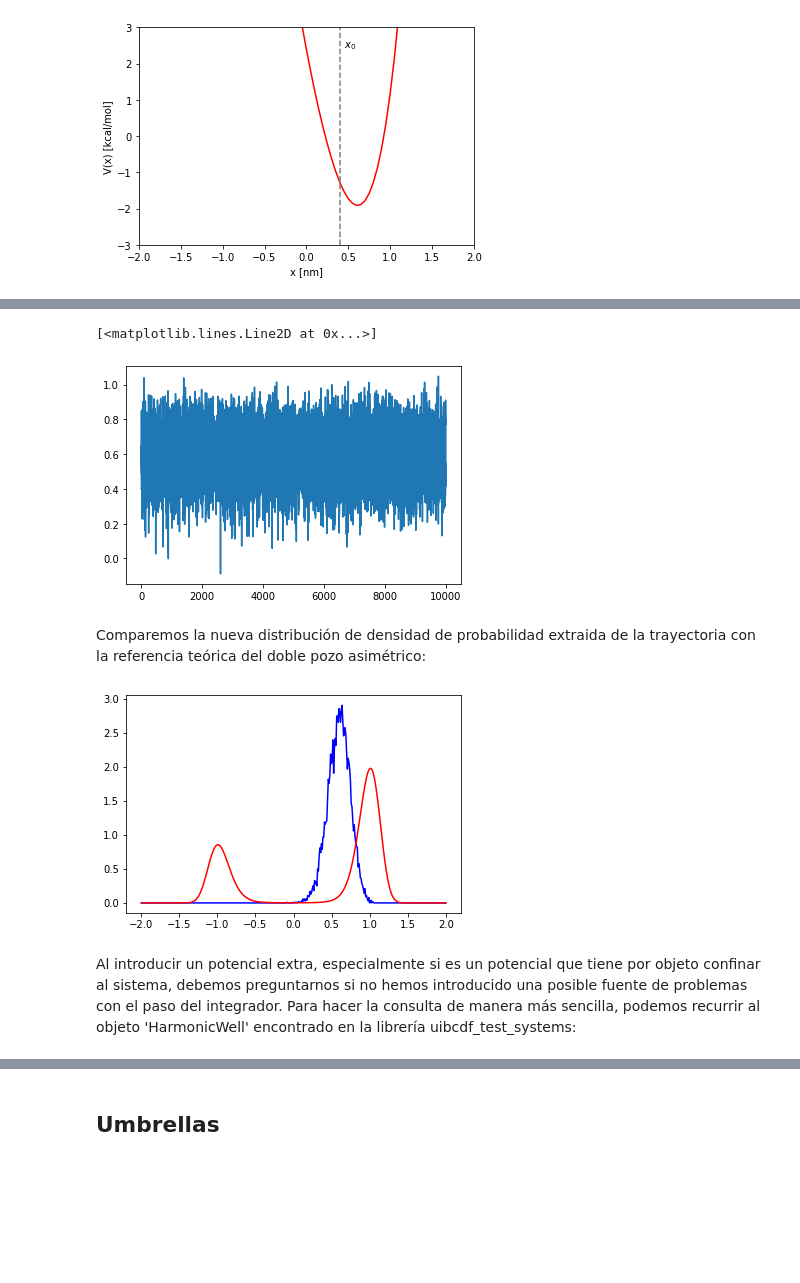
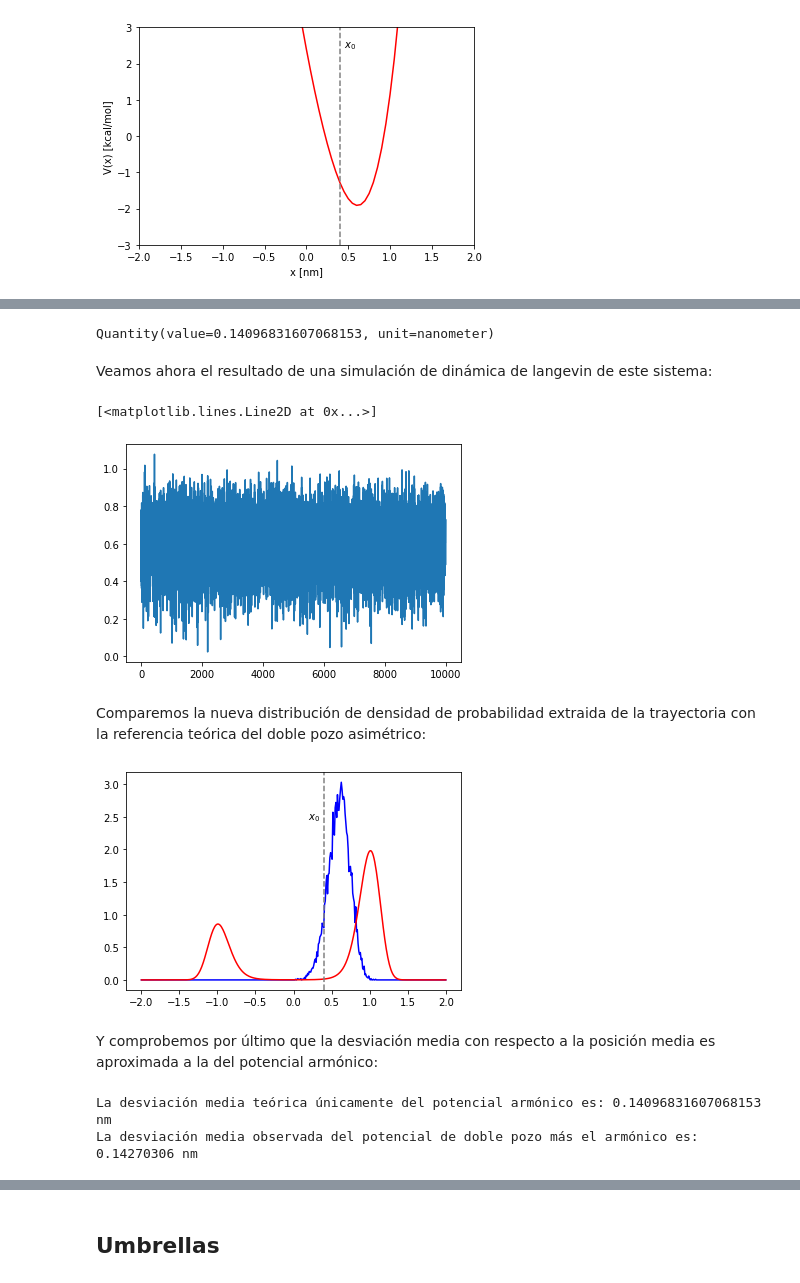
Before and after one commit to uibcdf/REMD_testbed, a Jupyter notebook: Umbrella_Sampling.ipynb, the cells around one changed output, grey strips where cells are left out. Drawn from its saved outputs; the diff is of its cells as text; code cells hidden in the pictures; blank space fills up the shorter version.

```diff
--- a/Umbrella_Sampling.ipynb
+++ b/Umbrella_Sampling.ipynb
@@ -124,3 +145,9 @@ Veamos el comportamiento del nuevo sistema de doble pozo asimétrico más potenc
+# %%
+pozo_armonico.standard_deviation(T)
+# %% [output]
+Quantity(value=0.14096831607068153, unit=nanometer)
+# %% [markdown]
+Veamos ahora el resultado de una simulación de dinámica de langevin de este sistema:
 # %%
 # Condiciones iniciales
 initial_positions =  np.zeros([1, 3], np.float32) * unit.nanometers
@@ -130,14 +157,14 @@ initial_positions[0,0] = xo
 times, positions, _, _, _ = langevin_NVT (double_well_asymmetric.system, temperature = T,
                                           friction = 1.0/unit.picoseconds,
                                           initial_positions = initial_positions,
-                                          integration_timestep = 0.2 * unit.picoseconds,
-                                          saving_timestep = 10.0 * unit.picoseconds,
-                                          total_time = 0.1 * unit.microseconds)
+                                          integration_timestep = 0.1 * unit.picoseconds,
+                                          saving_timestep = 1.0 * unit.picoseconds,
+                                          total_time = 10.0 * unit.nanoseconds)
 # %%
 plt.plot(positions[:,0,0])
 # %% [output]
 [<matplotlib.lines.Line2D at 0x...>]
-[figure, old version]
+[figure, new version]
 # %% [markdown]
 Comparemos la nueva distribución de densidad de probabilidad extraida de la trayectoria con la referencia teórica del doble pozo asimétrico:
 # %%
@@ -145,8 +172,8 @@ prob_density, coors_x, bins, delta_x = get_probability_density (positions[:,0,0]
 # %%
 plt.plot(coors_x, prob_density, color='blue')
 plt.plot(coors_x, prob_density_teo, color='red')
+plt.axvline(x=xo._value,linestyle='--',color='gray')
+plt.text(xo._value-0.05, 2.5,'$x_{0}$', horizontalalignment='right', verticalalignment='center')
 plt.show()
 # %% [output]
-[figure, old version]
+[figure, new version]
-# %% [markdown]
-Al introducir un potencial extra, especialmente si es un potencial que tiene por objeto confinar al sistema, debemos preguntarnos si no hemos introducido una posible fuente de problemas con el paso del integrador. Para hacer la consulta de manera más sencilla, podemos recurrir al objeto 'HarmonicWell' encontrado en la librería uibcdf_test_systems:
@@ -157,0 +180,8 @@ pozo_armonico.
+# %% [markdown]
+Y comprobemos por último que la desviación media con respecto a la posición media es aproximada a la del potencial armónico:
+# %%
+print("La desviación media teórica únicamente del potencial armónico es:", pozo_armonico.standard_deviation(T))
+print("La desviación media observada del potencial de doble pozo más el armónico es:",positions[:,0,0].std())
+# %% [output]
+La desviación media teórica únicamente del potencial armónico es: 0.14096831607068153 nm
+La desviación media observada del potencial de doble pozo más el armónico es: 0.14270306 nm
```
Also changed, not shown: parts of 11 cells of this notebook.
